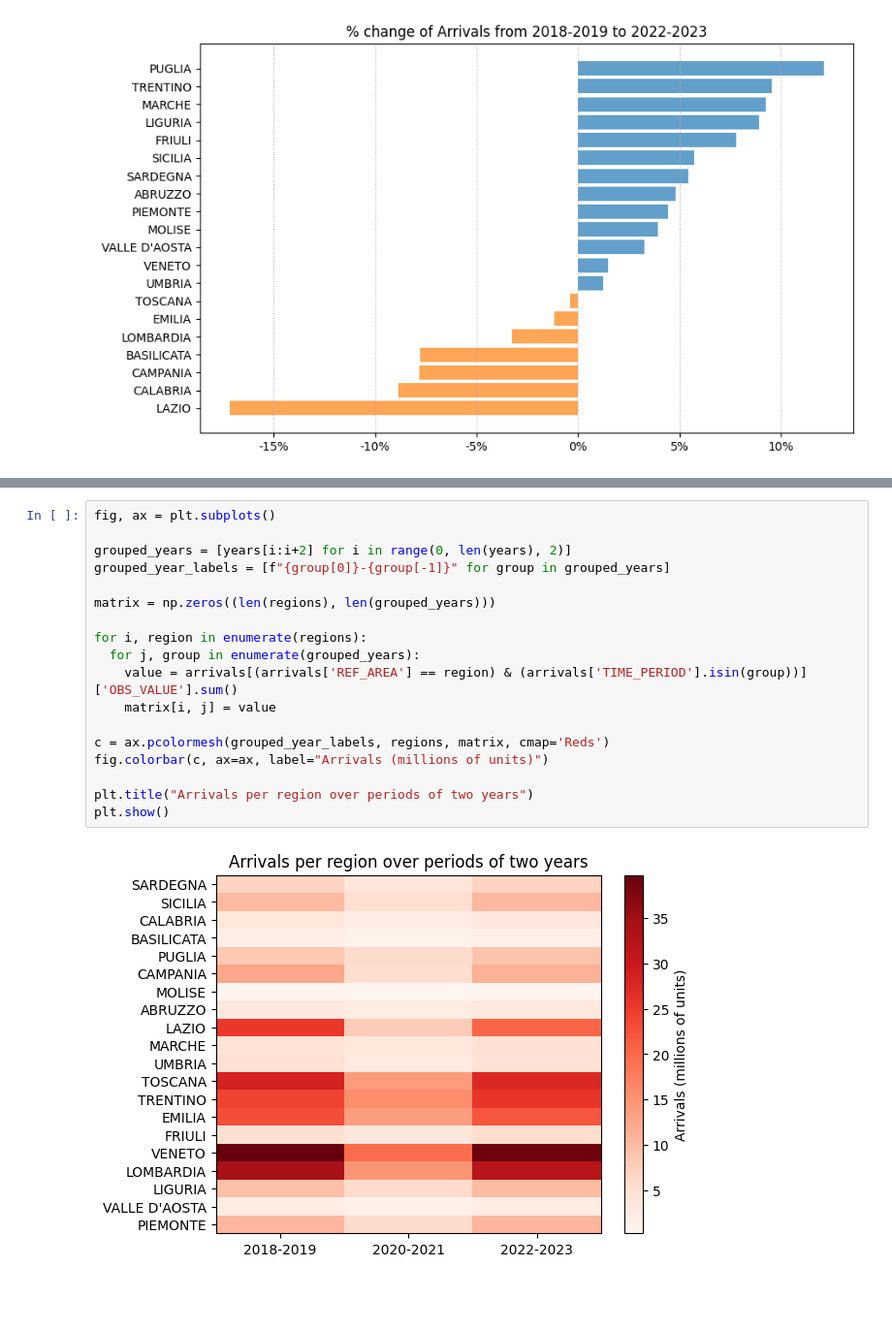
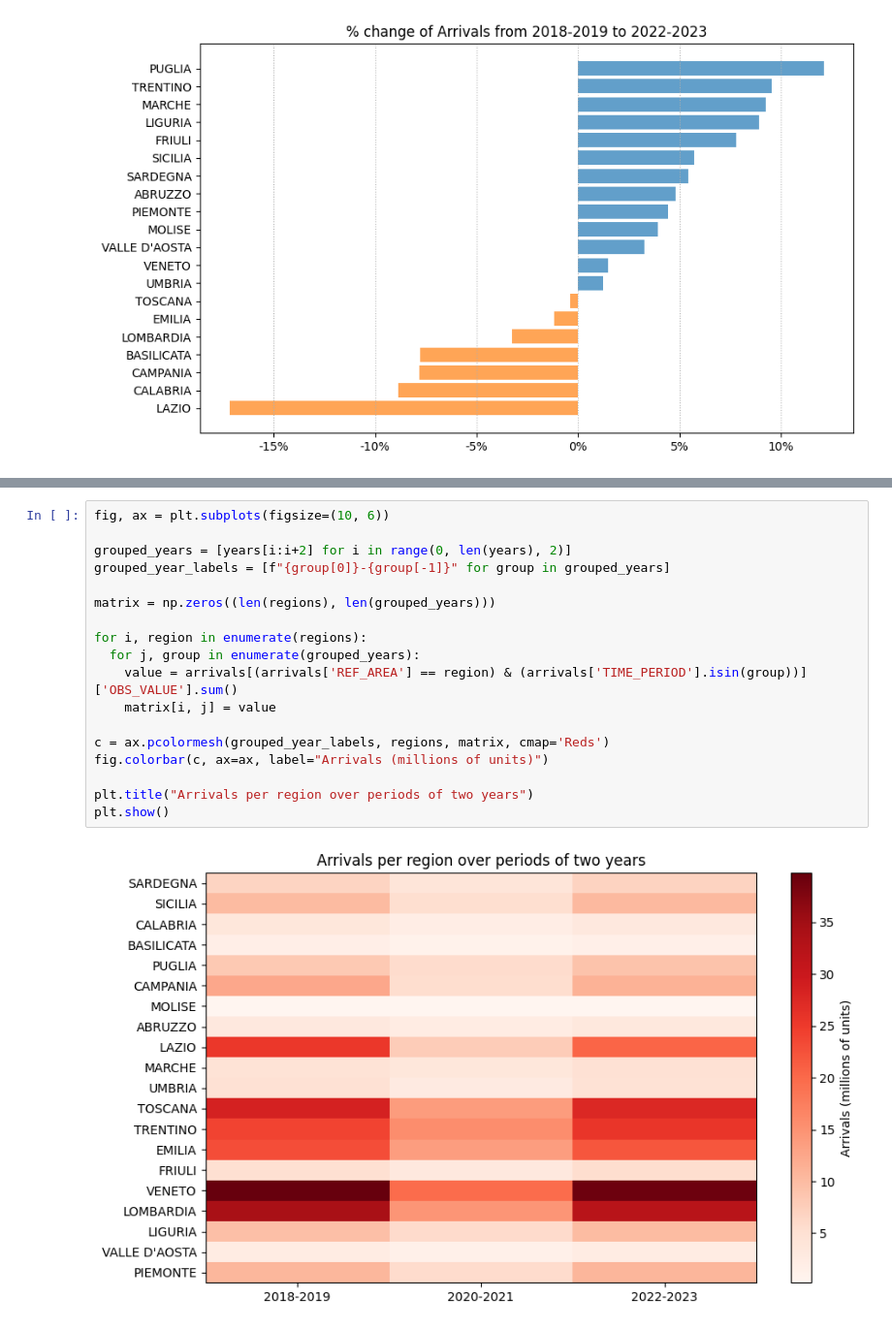
Before and after one commit to T0ls/data-Visualization, a Jupyter notebook: code/regions.ipynb, the cells around one changed output, grey strips where cells are left out. Shown: that part at 97% size. Cells and saved outputs as stored; diff of their text form; blank space fills up the shorter version.

```diff
--- a/code/regions.ipynb
+++ b/code/regions.ipynb
@@ -184,21 +184,21 @@ plt.show()
 # %%
-fig, ax = plt.subplots()
+fig, ax = plt.subplots(figsize=(10, 6))
 
 grouped_years = [years[i:i+2] for i in range(0, len(years), 2)]
 grouped_year_labels = [f"{group[0]}-{group[-1]}" for group in grouped_years]
 
 matrix = np.zeros((len(regions), len(grouped_years)))
 
 for i, region in enumerate(regions):
   for j, group in enumerate(grouped_years):
     value = arrivals[(arrivals['REF_AREA'] == region) & (arrivals['TIME_PERIOD'].isin(group))]['OBS_VALUE'].sum()
     matrix[i, j] = value
 
 c = ax.pcolormesh(grouped_year_labels, regions, matrix, cmap='Reds')
 fig.colorbar(c, ax=ax, label="Arrivals (millions of units)")
 
 plt.title("Arrivals per region over periods of two years")
 plt.show()
 # %% [output]
-[figure, old version]
+[figure, new version]
 # %%
```
Also changed, not shown: parts of 3 cells of this notebook, 2 other files.
